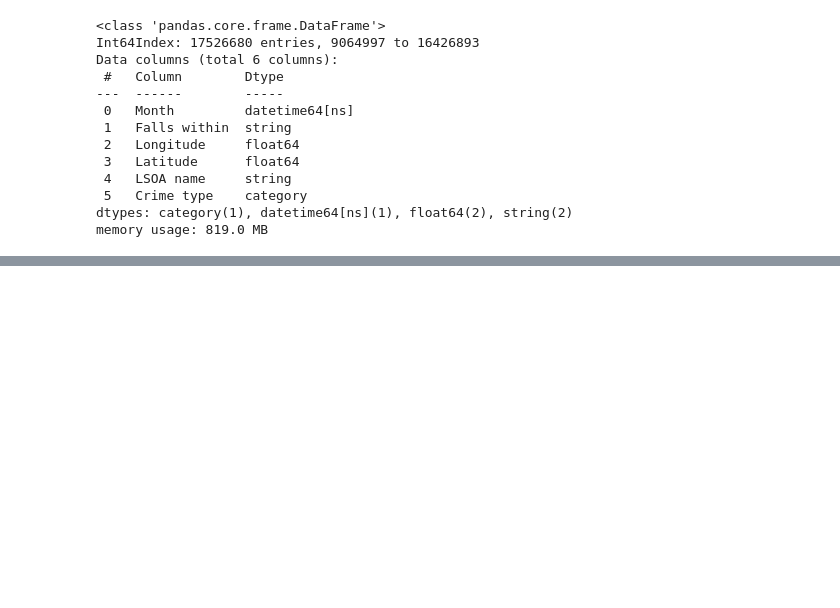
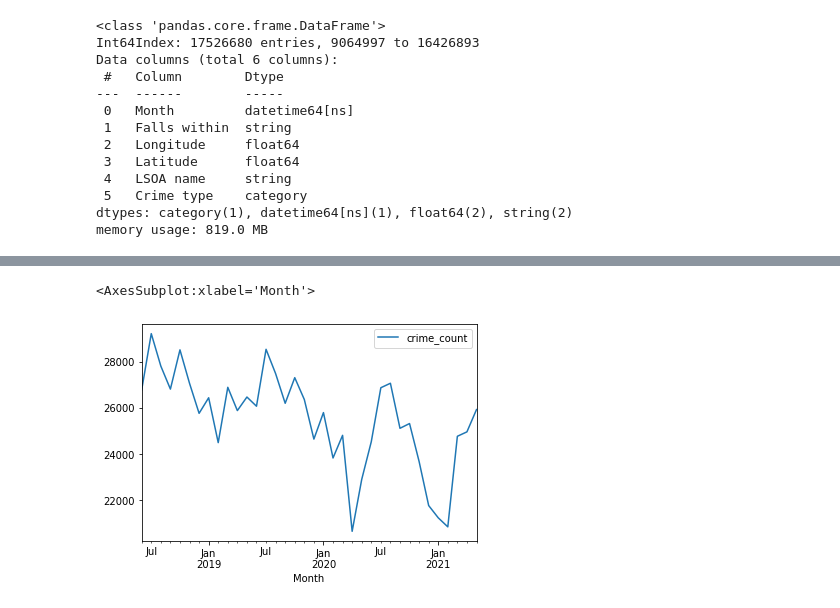
Before and after one commit to BrialFGD/projectUKcrime, a Jupyter notebook: notebooks/plotting_notebook_brial.ipynb, the cells around one changed output, grey strips where cells are left out. Cells and saved outputs as stored; diff of their text form; code cells hidden in the pictures; blank space fills up the shorter version.

Commit message:
update plotting .py & notebook

```diff
--- a/notebooks/plotting_notebook_brial.ipynb
+++ b/notebooks/plotting_notebook_brial.ipynb
@@ -108,6 +108,7 @@ force_df.head()
 | 4 | 2018-06 | City of London Police | -0.097334 | 51.521567 | E01000001 | City of London 001A | Other theft | Investigation complete; no suspec... | ... |
 # %%
 def get_crime_count(force_df,city = None, crime = None):
+    force_df = force_df.dropna(subset = ['LSOA name'], axis = 'rows')
     if city != None:
         force_df['city']=force_df['LSOA name'].apply(lambda x: x[:-5])
         force_df = force_df.loc[force_df['city'] == city]
@@ -770,3 +772,6 @@ dtypes: category(1), datetime64[ns](1), float64(2), string(2)
 memory usage: 819.0 MB
 # %%
 merged_df.to_csv("../raw_data/mapplot_police_data.csv")
+# %%
+wy_df = merged_df.loc[merged_df['Falls within'] == 'West Yorkshire Police']
+wy_df.head()
@@ -772,0 +785,6 @@ merged_df.to_csv("../raw_data/mapplot_police_data.csv")
+# %%
+wy_crime_count_df = get_crime_count(wy_df)
+wy_crime_count_df.plot()
+# %% [output]
+<AxesSubplot:xlabel='Month'>
+[figure, added]
```
Also changed, not shown: parts of 24 cells of this notebook, 1 other file.
